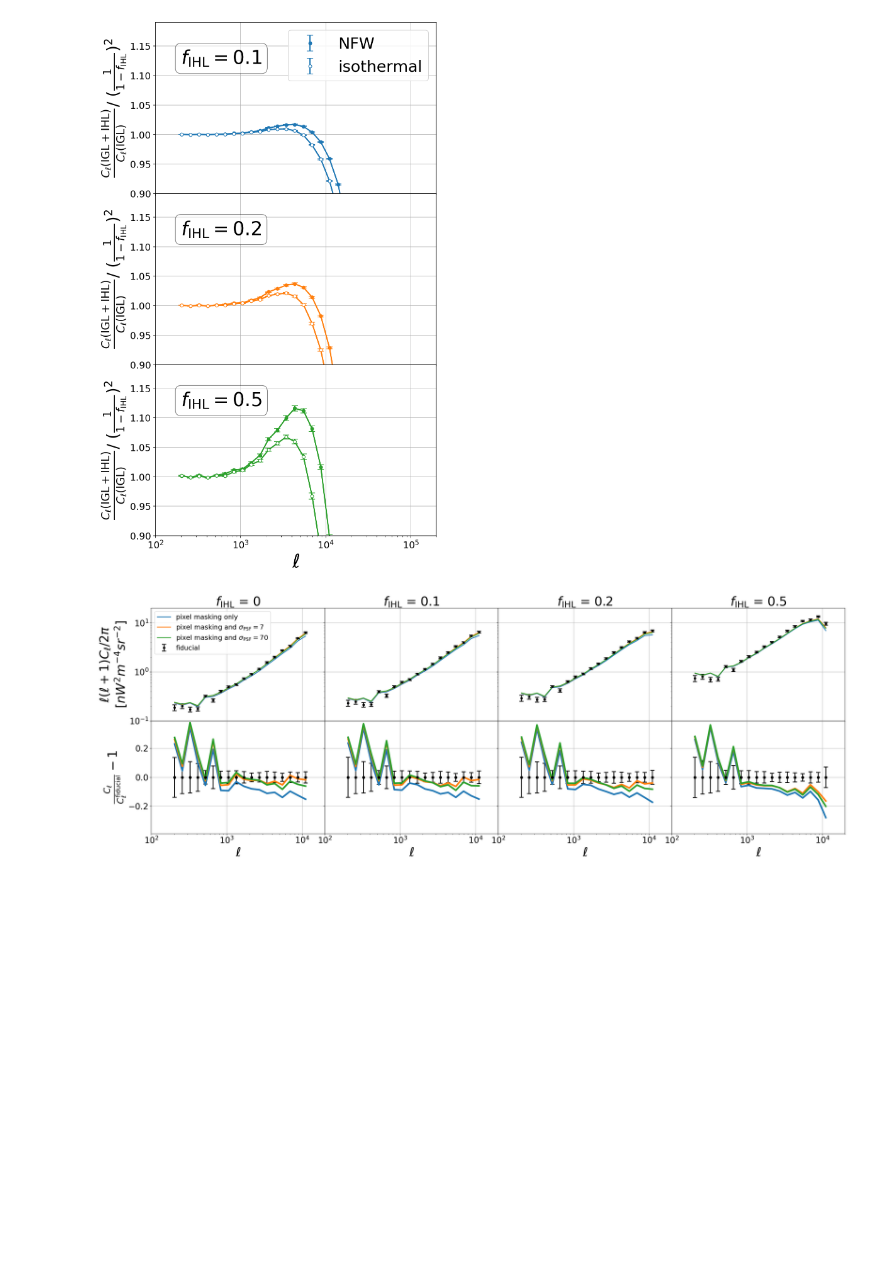
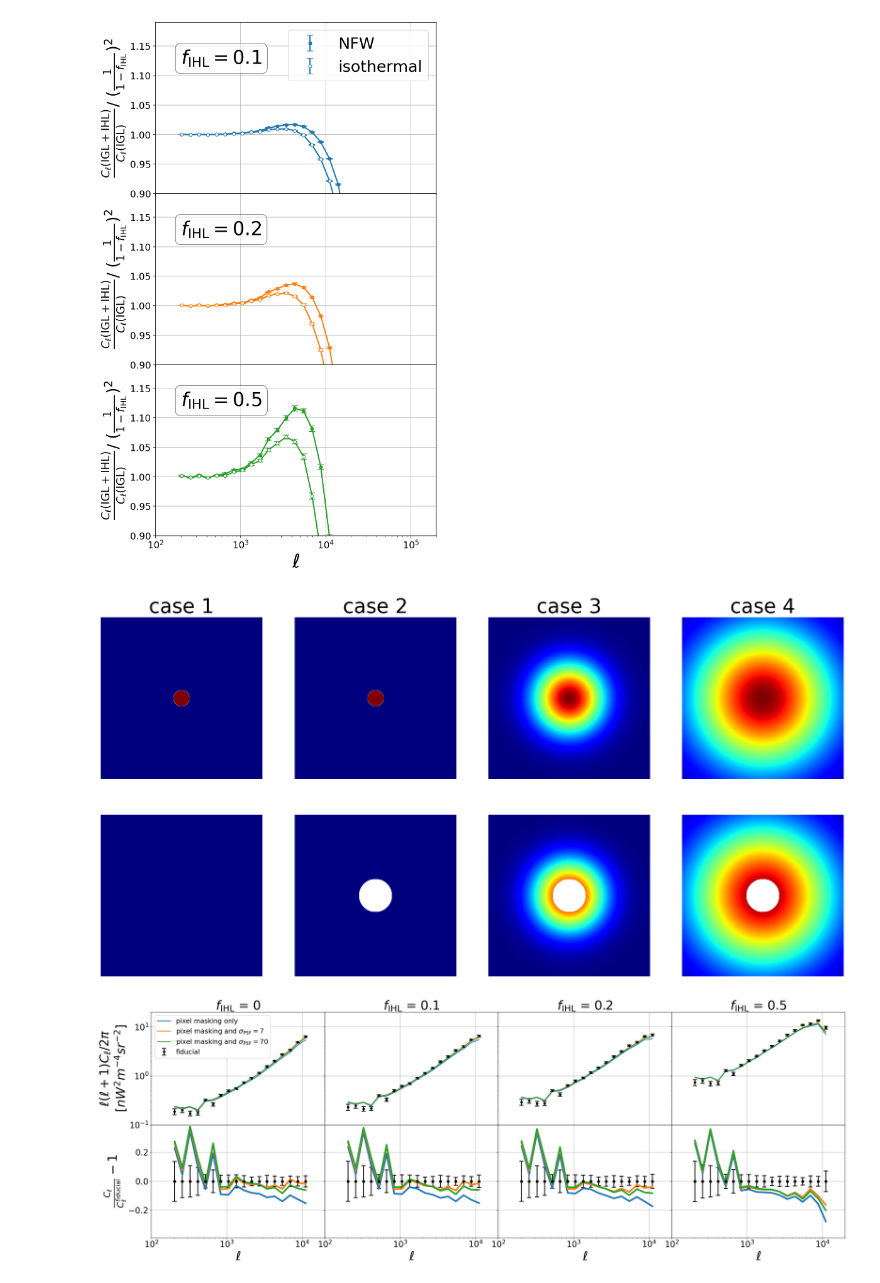
Before and after one commit to yuntingcheng/python_ciber, a Jupyter notebook: stack_modelfit/MICECAT_paperfigs.ipynb, the cells around one changed output. Cells and saved outputs as stored; diff of their text form; code cells hidden in the pictures; blank space fills up the shorter version.

```diff
--- a/stack_modelfit/MICECAT_paperfigs.ipynb
+++ b/stack_modelfit/MICECAT_paperfigs.ipynb
@@ -604,6 +604,40 @@ plt.subplots_adjust(hspace=0)
 plt.savefig('plots/MICECAT_paperfig/IHL_prof_Cl.pdf',dpi=100, bbox_inches='tight')
 # %% [output]
 [figure]
+# %%
+fig, ax = plt.subplots(2,4,figsize=(20,10))
+
+Npix = 1001
+pix_cent = (Npix-1)//2
+xx_map, yy_map = np.meshgrid(np.arange(Npix), np.arange(Npix))
+rad_map = np.sqrt((xx_map-pix_cent)**2 + (yy_map-pix_cent)**2)
+map0 = np.zeros((Npix, Npix))
+map0[rad_map < 50] = 1
+
+map1 = np.exp(-rad_map**2/2/150**2)
+map2 = np.exp(-rad_map**2/2/300**2)
+
+ax[0][0].imshow(map0, vmin=0, vmax=1, cmap='jet')
+ax[0][1].imshow(map0, vmin=0, vmax=1, cmap='jet')
+ax[0][2].imshow(map1, vmin=0, vmax=1, cmap='jet')
+ax[0][3].imshow(map2, vmin=0, vmax=1, cmap='jet')
+
+map0 = map0*0
+ax[1][0].imshow(map0, vmin=0, vmax=1, cmap='jet')
+map0[rad_map < 100] = np.nan
+ax[1][1].imshow(map0, vmin=0, vmax=1, cmap='jet')
+map1[rad_map < 100] = np.nan
+ax[1][2].imshow(map1, vmin=0, vmax=1, cmap='jet')
+map2[rad_map < 100] = np.nan
+ax[1][3].imshow(map2, vmin=0, vmax=1, cmap='jet')
+
+for i in range(4):
+    ax[0][i].set_title('case %d'%(i+1), fontsize=30)
+    ax[0][i].axis('off')
+    ax[1][i].axis('off')
+plt.savefig('plots/MICECAT_paperfig/masking_cases.pdf',dpi=100, bbox_inches='tight')
+# %% [output]
+[figure, added]
 # %%
 m_th = 18
 
```
Also changed, not shown: parts of 1 cell of this notebook.
